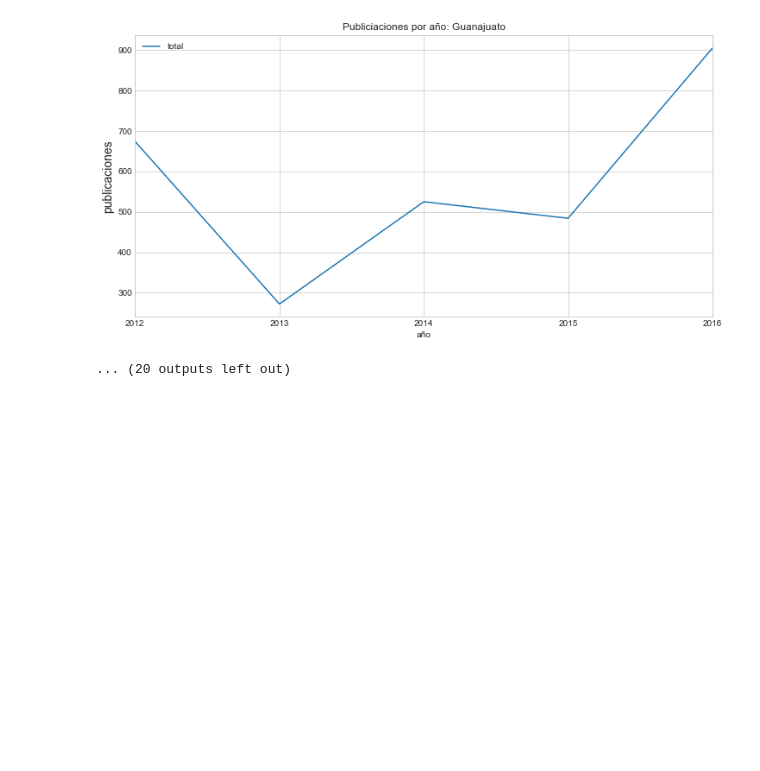
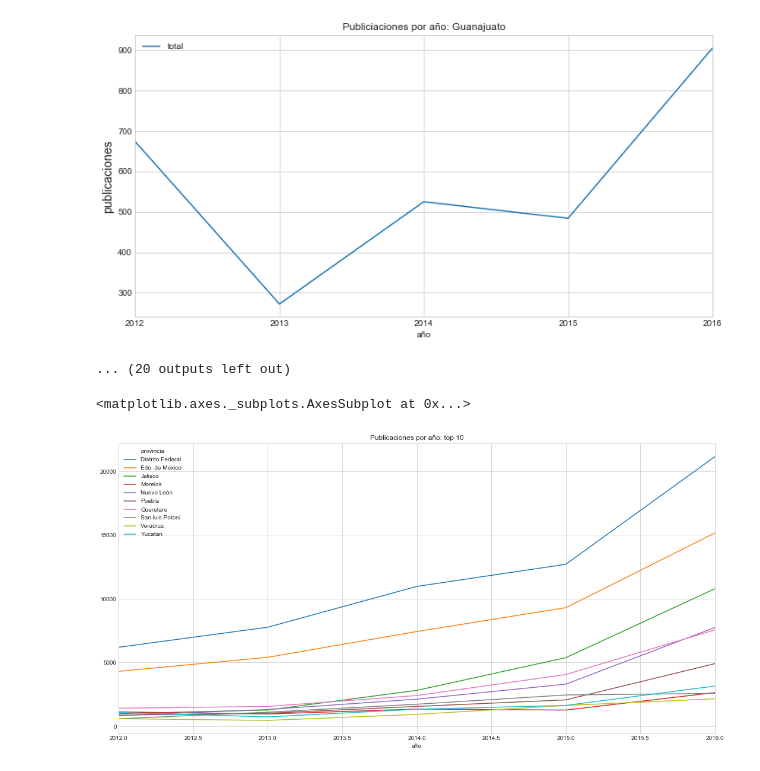
Before and after one commit to PBrrtrn/7506-organizacion-de-datos, a Jupyter notebook: src/exp/exploracion_por_año.ipynb, the cells around one changed output. Cells and saved outputs as stored; diff of their text form; code cells hidden in the pictures; blank space fills up the shorter version.

Commit message:
#publicaciones por año tp 10 provincias

```diff
--- a/src/exp/exploracion_por_año.ipynb
+++ b/src/exp/exploracion_por_año.ipynb
@@ -215,3 +215,18 @@ for provincia in por_anio['provincia'].unique():
 [figure]
 [figure]
 ... (20 outputs left out)
+# %%
+por_anio = data
+por_anio['año'] = data['fecha'].apply(lambda x: x.year)
+por_anio = por_anio.groupby(['año','provincia']).agg({ 'total':'sum'}).reset_index()
+
+top10 = data.groupby(['provincia']).agg({ 'total':'sum'}).reset_index()
+top10 = top10.sort_values('total', ascending=False)[:10].sort_index()
+lista = top10['provincia'].unique()
+por_anio = por_anio[por_anio['provincia'].isin(lista)]
+
+por_anio = por_anio.pivot_table(columns='provincia', index ='año',values ='total', aggfunc='sum')
+por_anio.plot.line(figsize=(18, 9), title = 'Publicaciones por año: top 10')
+# %% [output]
+<matplotlib.axes._subplots.AxesSubplot at 0x...>
+[figure, added]
```
